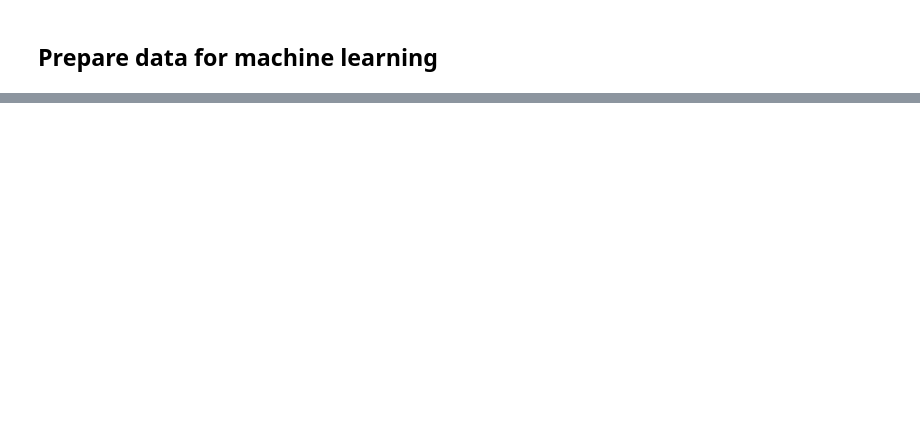
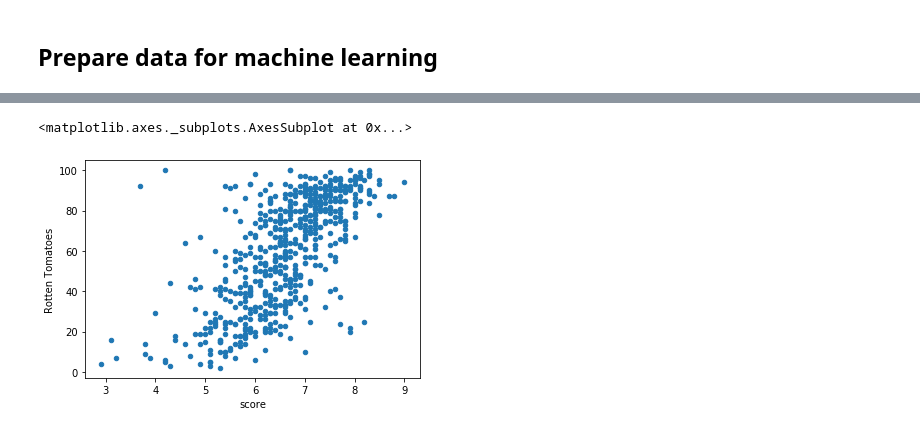
Before and after one commit to Daniel-Schroeder15/Movies_project, a Jupyter notebook: Data_pre-processing_for_ML.ipynb, the cells around one changed output, grey strips where cells are left out. Cells and saved outputs as stored; diff of their text form; code cells hidden in the pictures; blank space fills up the shorter version.

```diff
--- a/Data_pre-processing_for_ML.ipynb
+++ b/Data_pre-processing_for_ML.ipynb
@@ -66,0 +89,5 @@ dtype: object
+# %%
+# Convert Rotten Tomatoes to string
+# Extract the % symbol from the number and convert to string
+movies_df['Rotten Tomatoes'] = (movies_df['Rotten Tomatoes'].str.strip('%').astype(int))
+movies_df.head()
@@ -66,0 +102,6 @@ dtype: object
+# %%
+# Find correlation between score and Rotten Tomatoes
+movies_df.plot(x='score', y='Rotten Tomatoes', kind='scatter')
+# %% [output]
+<matplotlib.axes._subplots.AxesSubplot at 0x...>
+[figure, added]
```
Also changed, not shown: parts of 41 cells of this notebook.
